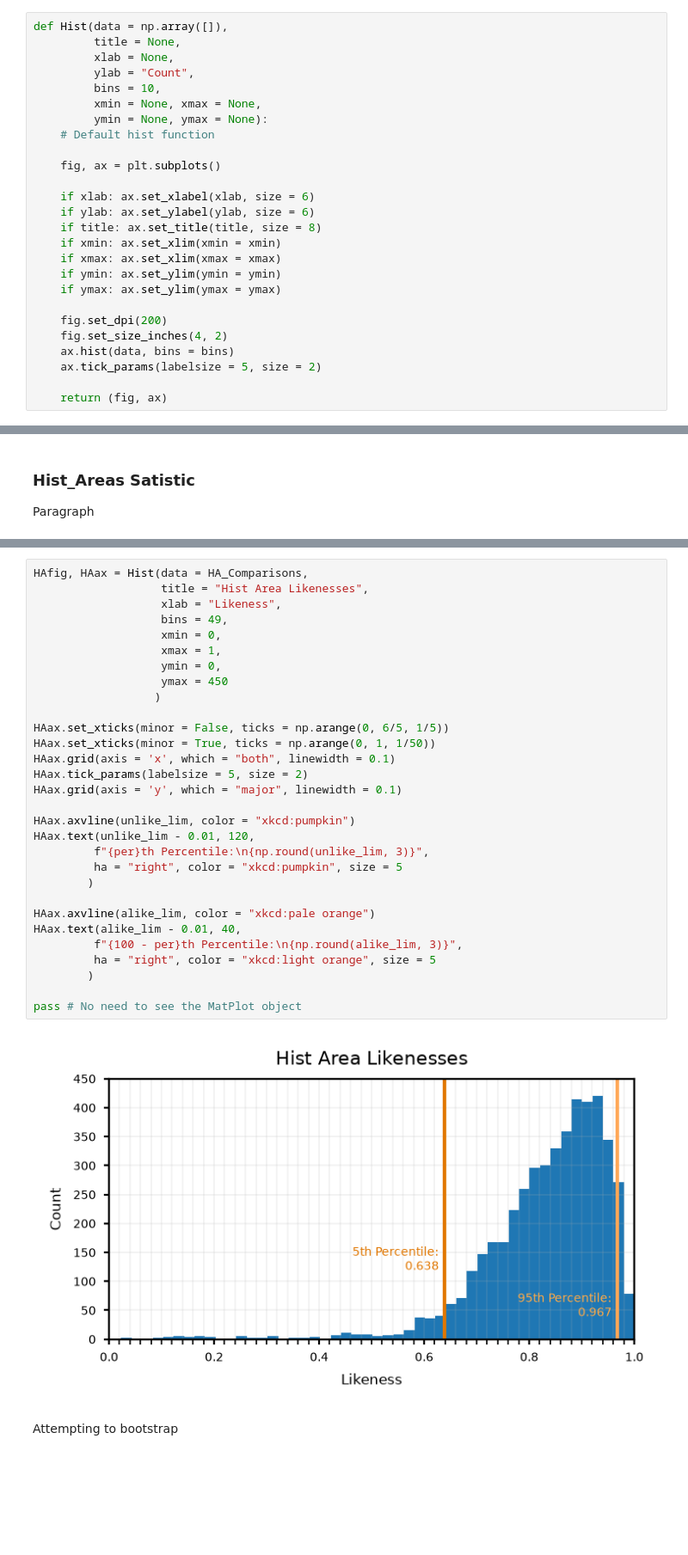
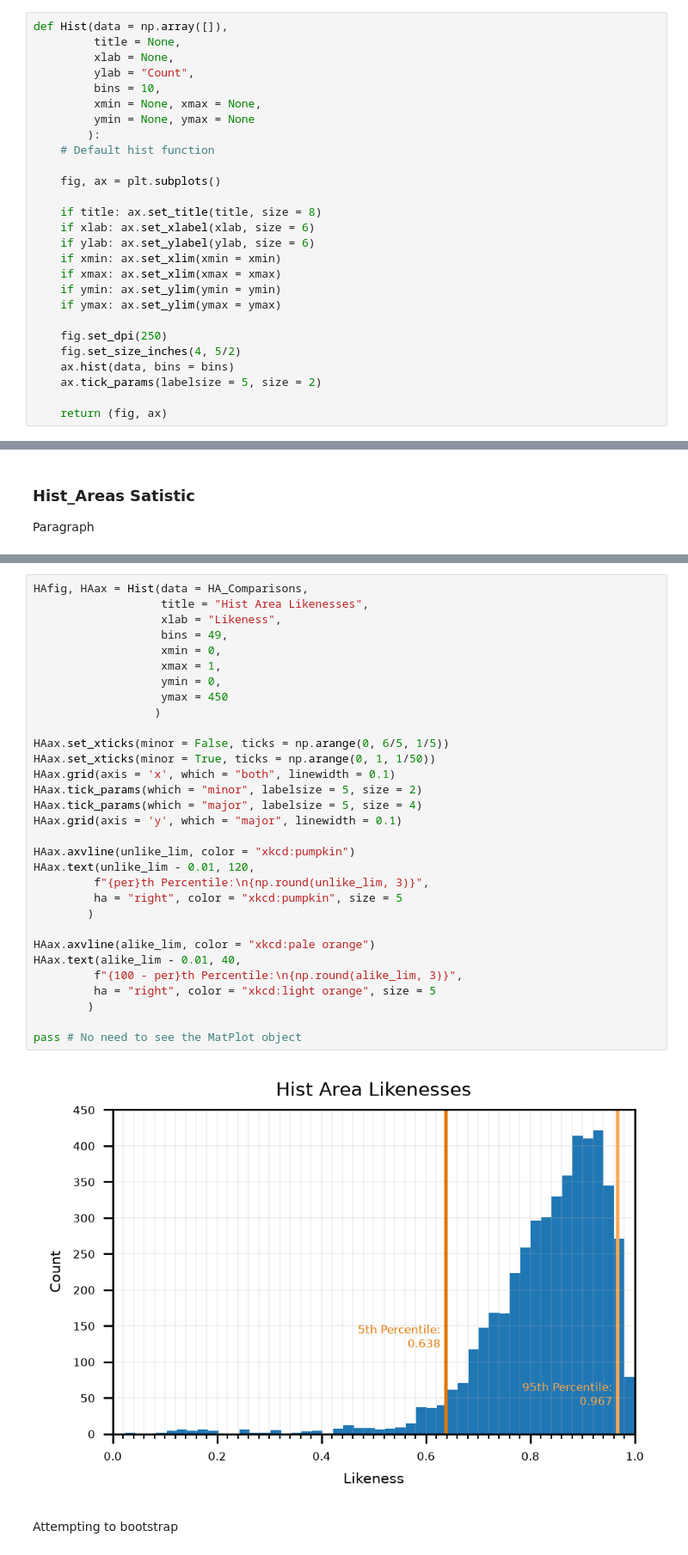
Before and after one commit to EvansOMalley/Personal-Project-Summer-2026, a Jupyter notebook: Summer-2026.ipynb, the cells around one changed output, grey strips where cells are left out. Shown at 86% size. Drawn from its saved outputs; the diff is of its cells as text; blank space fills up the shorter version.

```diff
--- a/Summer-2026.ipynb
+++ b/Summer-2026.ipynb
@@ -391,21 +389,22 @@ def Hist(data = np.array([]),
          ylab = "Count",
          bins = 10,
          xmin = None, xmax = None,
-         ymin = None, ymax = None):
+         ymin = None, ymax = None
+        ):
     # Default hist function
 
     fig, ax = plt.subplots()
 
+    if title: ax.set_title(title, size = 8)
     if xlab: ax.set_xlabel(xlab, size = 6)
     if ylab: ax.set_ylabel(ylab, size = 6)
-    if title: ax.set_title(title, size = 8)
     if xmin: ax.set_xlim(xmin = xmin)
     if xmax: ax.set_xlim(xmax = xmax)
     if ymin: ax.set_ylim(ymin = ymin)
     if ymax: ax.set_ylim(ymax = ymax)
 
-    fig.set_dpi(200)
-    fig.set_size_inches(4, 2)
+    fig.set_dpi(250)
+    fig.set_size_inches(4, 5/2)
     ax.hist(data, bins = bins)
     ax.tick_params(labelsize = 5, size = 2)
 
@@ -495,35 +494,36 @@ alike_lim = np.percentile(HA_Comparisons, 100 - per)
 # %%
 HAfig, HAax = Hist(data = HA_Comparisons,
                    title = "Hist Area Likenesses",
                    xlab = "Likeness",
                    bins = 49,
                    xmin = 0,
                    xmax = 1,
                    ymin = 0,
                    ymax = 450
                   )
 
 HAax.set_xticks(minor = False, ticks = np.arange(0, 6/5, 1/5))
 HAax.set_xticks(minor = True, ticks = np.arange(0, 1, 1/50))
 HAax.grid(axis = 'x', which = "both", linewidth = 0.1)
-HAax.tick_params(labelsize = 5, size = 2)
+HAax.tick_params(which = "minor", labelsize = 5, size = 2)
+HAax.tick_params(which = "major", labelsize = 5, size = 4)
 HAax.grid(axis = 'y', which = "major", linewidth = 0.1)
 
 HAax.axvline(unlike_lim, color = "xkcd:pumpkin")
 HAax.text(unlike_lim - 0.01, 120,
          f"{per}th Percentile:\n{np.round(unlike_lim, 3)}",
          ha = "right", color = "xkcd:pumpkin", size = 5
         )
 
 HAax.axvline(alike_lim, color = "xkcd:pale orange")
 HAax.text(alike_lim - 0.01, 40,
          f"{100 - per}th Percentile:\n{np.round(alike_lim, 3)}",
          ha = "right", color = "xkcd:light orange", size = 5
         )
 
 pass # No need to see the MatPlot object
 # %% [output]
-[figure, old version]
+[figure, new version]
 # %% [markdown]
 Attempting to bootstrap
 # %%
```
Also changed, not shown: parts of 9 cells of this notebook.
